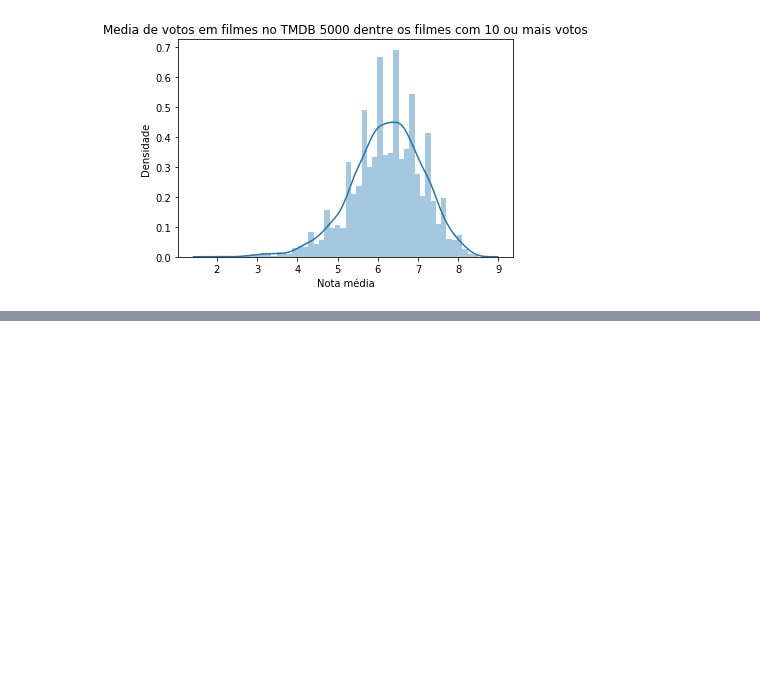
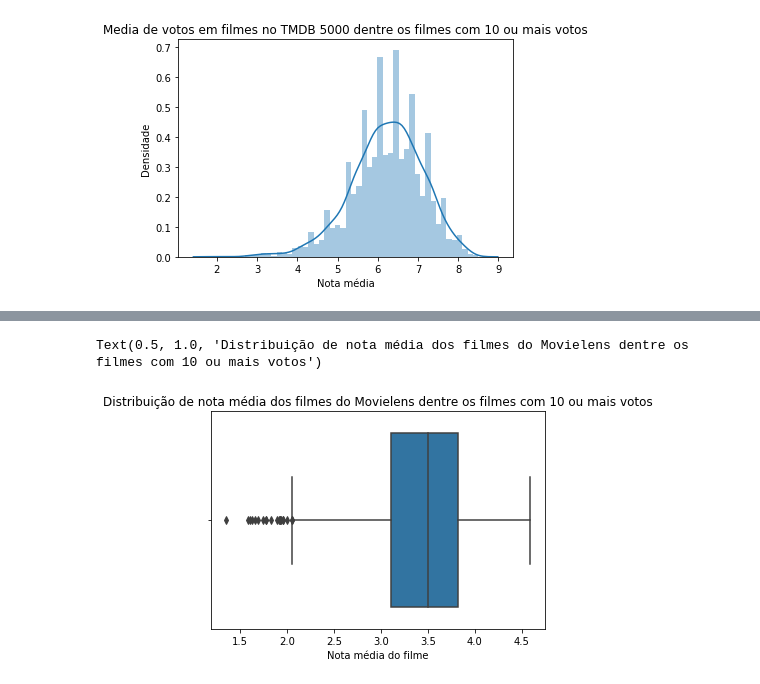
Before and after one commit to Igorth/alura_data_science, a Jupyter notebook: Data Science - Introdução a testes estatisticos/TMDB 5000.ipynb, the cells around one changed output, grey strips where cells are left out. Cells and saved outputs as stored; diff of their text form; code cells hidden in the pictures; blank space fills up the shorter version.

```diff
--- a/Data Science - Introdução a testes estatisticos/TMDB 5000.ipynb
+++ b/Data Science - Introdução a testes estatisticos/TMDB 5000.ipynb
@@ -103,0 +163,7 @@ Text(0.5, 1.0, 'Distribuição de nota média dos filmes do TMDB 5000')
+# %%
+ax = sns.boxplot(nota_media_dos_filmes_com_pelo_menos_10_votos.values)
+ax.set_xlabel('Nota média do filme')
+ax.set_title('Distribuição de nota média dos filmes do Movielens dentre os filmes com 10 ou mais votos')
+# %% [output]
+Text(0.5, 1.0, 'Distribuição de nota média dos filmes do Movielens dentre os filmes com 10 ou mais votos')
+[figure, added]
```
Also changed, not shown: parts of 13 cells of this notebook, 1 other file.
